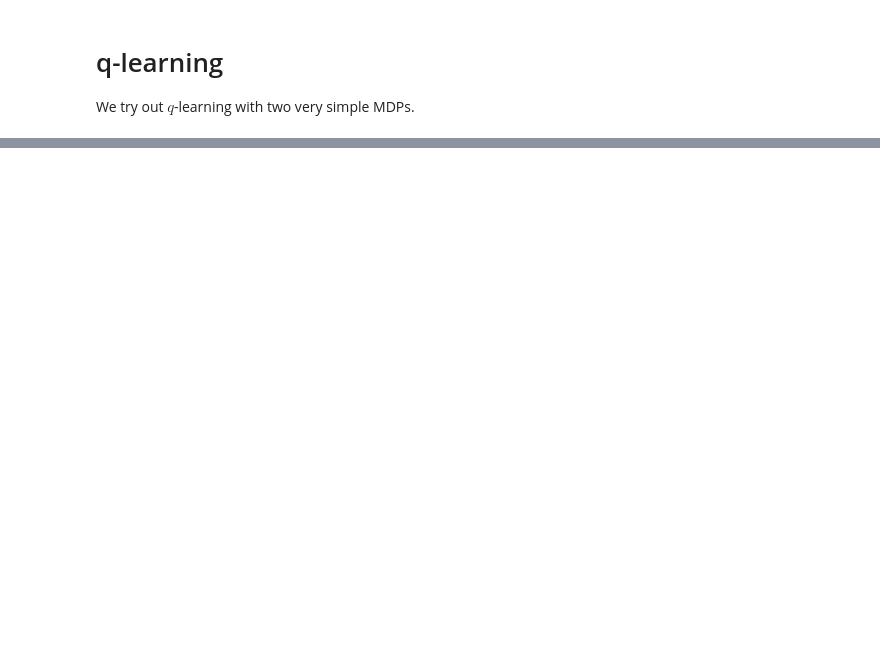
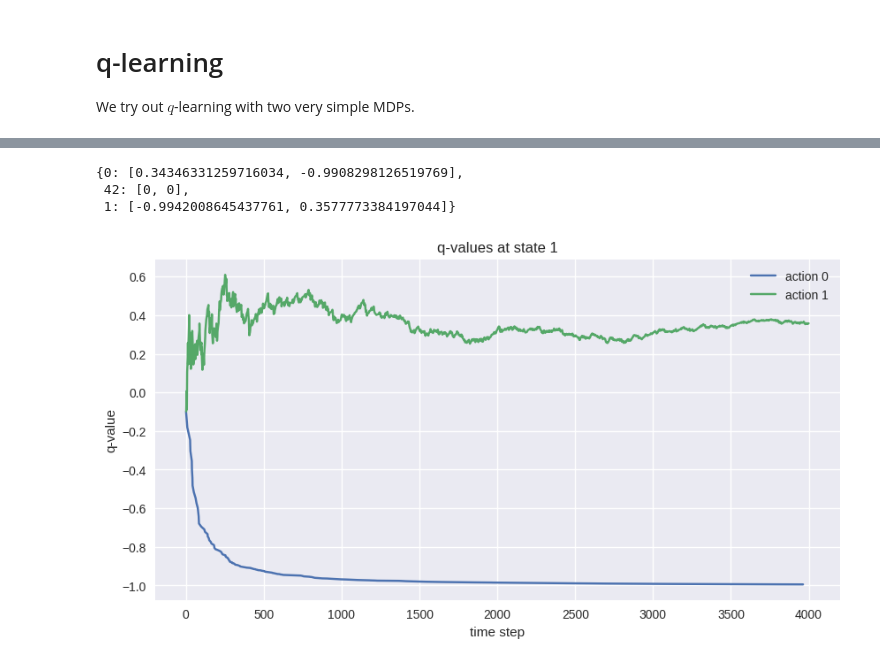
Before and after one commit to henningbruhn/math_of_ml_course, a Jupyter notebook: reinforcement_learning/qlearn.ipynb, the cells around one changed output, grey strips where cells are left out. Saved outputs shown, nothing was run; the diff lists cells and outputs as text; code cells hidden in the pictures; blank space fills up the shorter version.

```diff
--- a/reinforcement_learning/qlearn.ipynb
+++ b/reinforcement_learning/qlearn.ipynb
@@ -128 +148,11 @@ ql.q
+# %%
+learning_rate=power_rate_factory(eta0=0.1,decay=0.01)
+ql=Q_Learner(single_env,learning_rate=learning_rate,iterations=4000,record_state=1,epsilon=0.5)
+plot_record(ql.record,title="q-values at state 1")
+ql.q
+# %% [output]
+{0: [0.34346331259716034, -0.9908298126519769],
+ 42: [0, 0],
+ 1: [-0.9942008645437761, 0.3577773384197044]}
+[figure, added]
 # %% [markdown]
```
Also changed, not shown: parts of 11 cells of this notebook, 1 other file.
